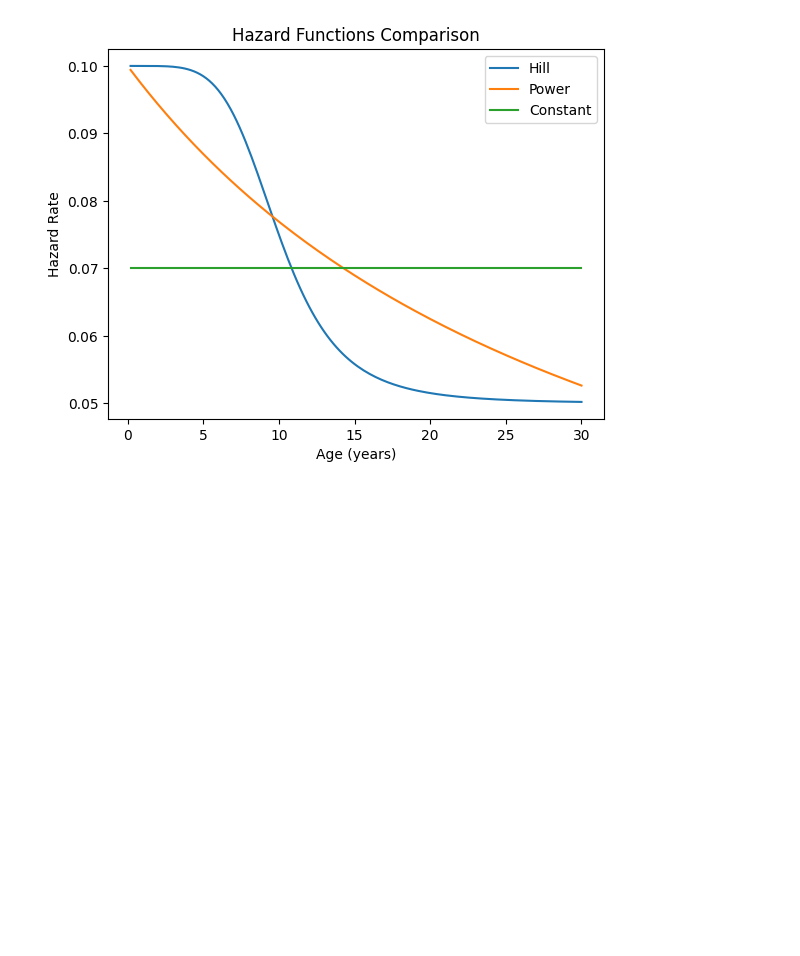
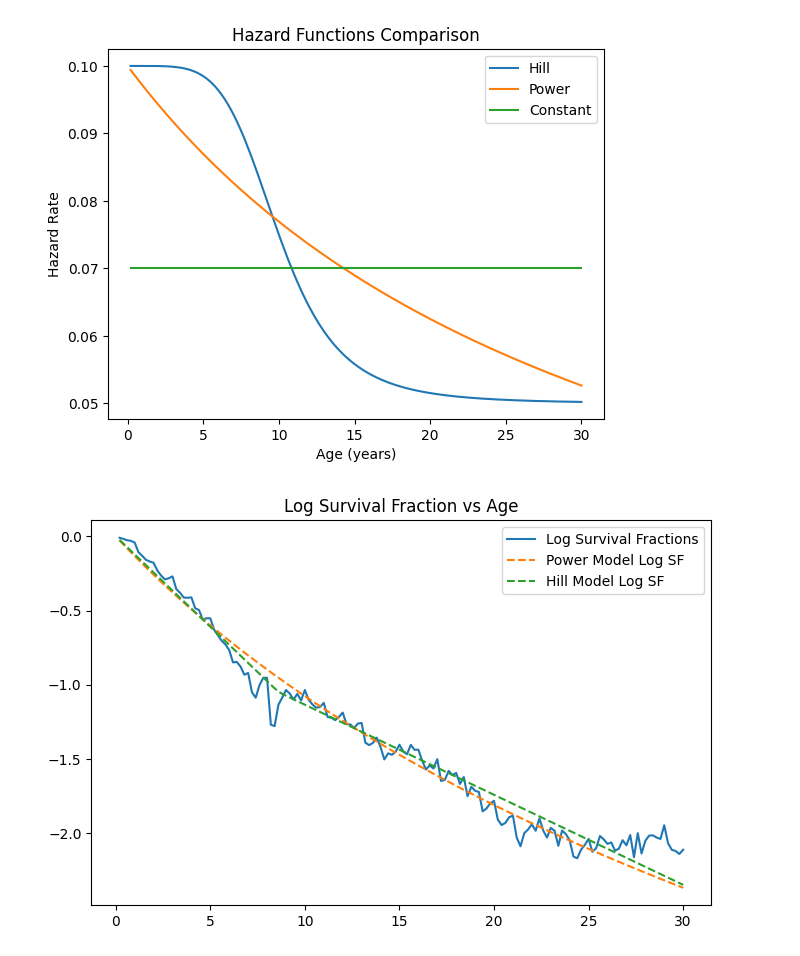
Before and after one commit to maxcyn/a-star, a Jupyter notebook: compare_model_fit.ipynb, the cells around one changed output. Drawn from its saved outputs; the diff is of its cells as text; code cells hidden in the pictures; blank space fills up the shorter version.

```diff
--- a/compare_model_fit.ipynb
+++ b/compare_model_fit.ipynb
@@ -1197,3 +1183,24 @@ plt.legend()
 plt.show()
 # %% [output]
 [figure]
+# %%
+# Plotting log-survival fractions against age overall
+survival_fractions, ages = obtain_survival_fractions(df_analysis)
+totals, survivors = obtain_total_alive_count(df_analysis)
+plt.figure(figsize=(8, 5))
+plt.plot(ages, np.log(survival_fractions), label='Log Survival Fractions')
+
+lam, alpha = fit_power_model_mle(ages, survivors, totals)
+fitted_S_power = model_survival_curve_power(ages, lam, alpha)
+plt.plot(ages, np.log(fitted_S_power), label='Power Model Log SF', linestyle='--')
+
+mu_ub, mu_lb, K, m = fit_hill_model_mle(ages, survivors, totals, [0.13, 0.00001, 10.0, 3.0]).x
+fitted_S_hill = model_survival_curve_hill(ages, mu_ub, mu_lb, K, m)
+plt.plot(ages, np.log(fitted_S_hill), label='Hill Model Log SF', linestyle='--')
+
+
+plt.legend()
+plt.title("Log Survival Fraction vs Age")
+plt.show()
+# %% [output]
+[figure, added]
```
Also changed, not shown: parts of 3 cells of this notebook.
